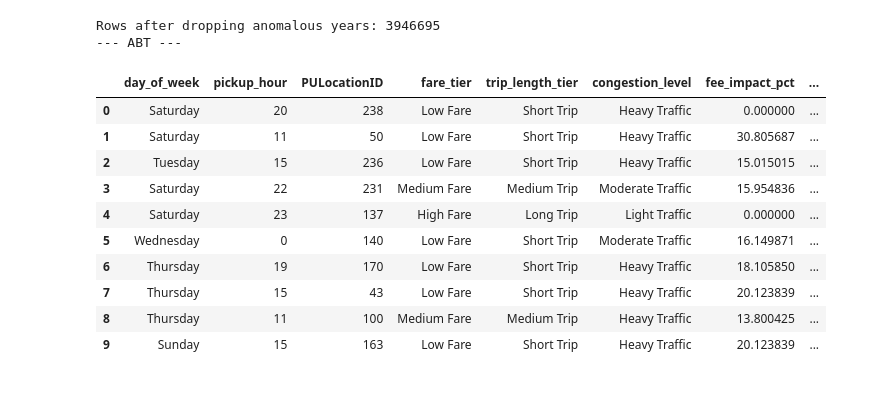
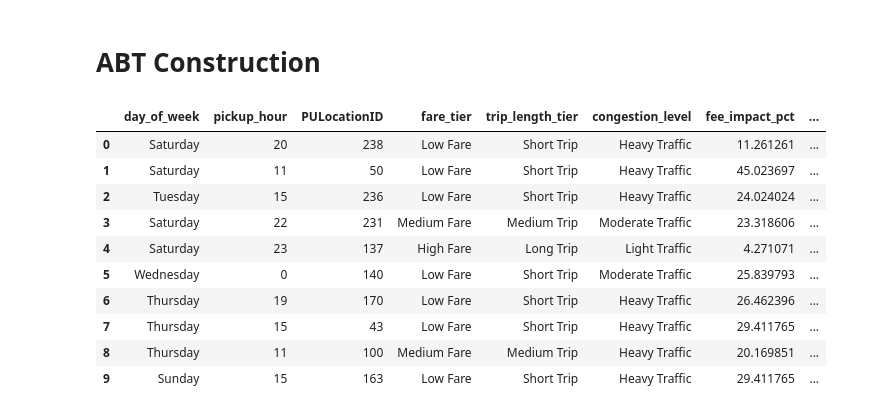
Before and after one commit to SrPenguin000/NYC-Taxi_Project_Prescriptive_Analytics, a Jupyter notebook: notebooks/ABT.ipynb, the cells around one changed output. Cells and saved outputs as stored; diff of their text form; code cells hidden in the pictures.

```diff
--- a/notebooks/ABT.ipynb
+++ b/notebooks/ABT.ipynb
@@ -5,0 +202,7 @@ df = pd.read_csv('../data/NYC_Taxi_Cleaned_Analysis_Ready.csv')
+# %%
+df['tpep_pickup_datetime'] = pd.to_datetime(df['tpep_pickup_datetime'])
+df['pickup_year'] = df['tpep_pickup_datetime'].dt.year
+
+print("Total non-null pickup_year values:", df['pickup_year'].notna().sum())
+print("\nFull year breakdown:")
+print(df['pickup_year'].value_counts().sort_index())
@@ -6,54 +244,65 @@ df = pd.read_csv('../data/NYC_Taxi_Cleaned_Analysis_Ready.csv')
+# %% [markdown]
+# ABT Construction
 # %%
 # 1. Drop rows with anomalous pickup years
 df['tpep_pickup_datetime'] = pd.to_datetime(df['tpep_pickup_datetime'])
 df = df[df['tpep_pickup_datetime'].dt.year == 2025].copy()
-print(f"Rows after dropping anomalous years: {len(df)}")
 
 # 2. Clean missing fees
 df['Airport_fee'] = df['Airport_fee'].fillna(0)
 
 # 3. Revenue & Fee Impact Metrics (For Q1, Q2, Q3)
-# Calculate total fees and the true net revenue
-df['total_fees'] = df['cbd_congestion_fee'] + df['congestion_surcharge'] + df['Airport_fee']
+# Neutralize negative fee anomalies (refund/dispute artifacts) before they enter total_fees
+fee_cols = ['cbd_congestion_fee', 'congestion_surcharge', 'Airport_fee', 'mta_tax', 'improvement_surcharge']
+df[fee_cols] = df[fee_cols].clip(lower=0)
+
+# Calculate total fees (all non-driver regulatory pass-through charges) and the true net revenue
+df['total_fees'] = df[fee_cols].sum(axis=1)
 df['net_revenue'] = df['total_amount'] - df['total_fees']
 
-# Calculate Net Revenue Per Occupied Driving Hour
-df['net_revenue_per_hour'] = (df['net_revenue'] / df['duration_min']) * 60
+# Calculate Net Revenue Per Occupied Driving Hour (guarded against duration_min == 0)
+df['net_revenue_per_hour'] = np.where(
+    df['duration_min'] > 0,
+    (df['net_revenue'] / df['duration_min']) * 60,
+    np.nan
+)
+
+# Cap extreme upper-tail outliers (e.g. the $29,025/hr spike) at the 99th percentile prior to modeling
+cap_value = df['net_revenue_per_hour'].quantile(0.99)
+df['net_revenue_per_hour'] = df['net_revenue_per_hour'].clip(upper=cap_value)
 
 # Calculate the % of gross revenue eaten by fees (Extent of reduction for Q2)
 df['fee_impact_pct'] = (df['total_fees'] / df['total_amount']) * 100
 
 # 4. Engineer Fare Tiers & Trip Length Thresholds (For Q2)
 # Using qcut to divide fares and distances into 3 equal-sized distribution buckets
 df['fare_tier'] = pd.qcut(df['total_amount'], q=3, labels=['Low Fare', 'Medium Fare', 'High Fare'])
 df['trip_length_tier'] = pd.qcut(df['trip_distance'], q=3, labels=['Short Trip', 'Medium Trip', 'Long Trip'])
 
 # 5. Engineer Traffic Congestion Levels (For Q3)
 # Defining traffic by speed limits/averages (0-8mph = Heavy, 8-15mph = Moderate, 15mph+ = Light)
+# include_lowest=True captures trips at exactly 0 mph (pd.cut's default intervals are right-closed)
 speed_bins = [0, 8, 15, 100]
 speed_labels = ['Heavy Traffic', 'Moderate Traffic', 'Light Traffic']
-df['congestion_level'] = pd.cut(df['speed_mph'], bins=speed_bins, labels=speed_labels)
+df['congestion_level'] = pd.cut(df['speed_mph'], bins=speed_bins, labels=speed_labels, include_lowest=True)
 
 # 6. Preview the variables needed for final analysis
 cols_to_show = [
     'day_of_week', 'pickup_hour', 'PULocationID',
     'fare_tier', 'trip_length_tier', 'congestion_level',
     'fee_impact_pct', 'net_revenue_per_hour'
 ]
 
-print("--- ABT ---")
 display(df[cols_to_show].head(10))
 # %% [output]
-Rows after dropping anomalous years: 3946695
---- ABT ---
 |  | day_of_week | pickup_hour | PULocationID | fare_tier | trip_length_tier | congestion_level | fee_impact_pct | ... |
-| 0 | Saturday | 20 | 238 | Low Fare | Short Trip | Heavy Traffic | 0.000000 | ... |
-| 1 | Saturday | 11 | 50 | Low Fare | Short Trip | Heavy Traffic | 30.805687 | ... |
-| 2 | Tuesday | 15 | 236 | Low Fare | Short Trip | Heavy Traffic | 15.015015 | ... |
-| 3 | Saturday | 22 | 231 | Medium Fare | Medium Trip | Moderate Traffic | 15.954836 | ... |
-| 4 | Saturday | 23 | 137 | High Fare | Long Trip | Light Traffic | 0.000000 | ... |
-| 5 | Wednesday | 0 | 140 | Low Fare | Short Trip | Moderate Traffic | 16.149871 | ... |
-| 6 | Thursday | 19 | 170 | Low Fare | Short Trip | Heavy Traffic | 18.105850 | ... |
-| 7 | Thursday | 15 | 43 | Low Fare | Short Trip | Heavy Traffic | 20.123839 | ... |
-| 8 | Thursday | 11 | 100 | Medium Fare | Medium Trip | Heavy Traffic | 13.800425 | ... |
-| 9 | Sunday | 15 | 163 | Low Fare | Short Trip | Heavy Traffic | 20.123839 | ... |
+| 0 | Saturday | 20 | 238 | Low Fare | Short Trip | Heavy Traffic | 11.261261 | ... |
+| 1 | Saturday | 11 | 50 | Low Fare | Short Trip | Heavy Traffic | 45.023697 | ... |
+| 2 | Tuesday | 15 | 236 | Low Fare | Short Trip | Heavy Traffic | 24.024024 | ... |
+| 3 | Saturday | 22 | 231 | Medium Fare | Medium Trip | Moderate Traffic | 23.318606 | ... |
+| 4 | Saturday | 23 | 137 | High Fare | Long Trip | Light Traffic | 4.271071 | ... |
+| 5 | Wednesday | 0 | 140 | Low Fare | Short Trip | Moderate Traffic | 25.839793 | ... |
+| 6 | Thursday | 19 | 170 | Low Fare | Short Trip | Heavy Traffic | 26.462396 | ... |
+| 7 | Thursday | 15 | 43 | Low Fare | Short Trip | Heavy Traffic | 29.411765 | ... |
+| 8 | Thursday | 11 | 100 | Medium Fare | Medium Trip | Heavy Traffic | 20.169851 | ... |
+| 9 | Sunday | 15 | 163 | Low Fare | Short Trip | Heavy Traffic | 29.411765 | ... |
```
Also changed, not shown: parts of 18 cells of this notebook, 5 other files.
